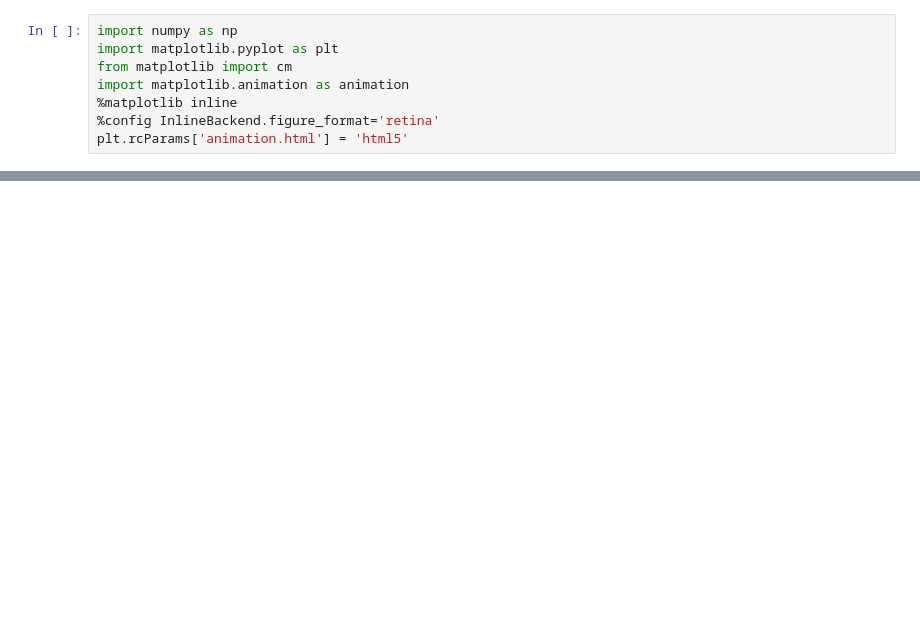
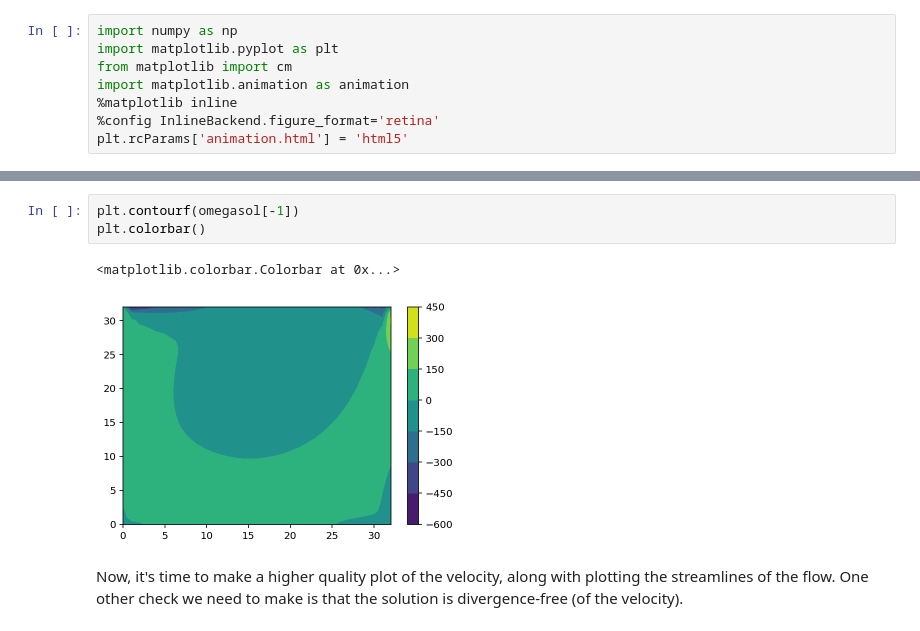
Before and after one commit to mattwilliams06/PythonCFD, a Jupyter notebook: uCFD/2D_vorticity_streamfunction.ipynb, the cells around one changed output, grey strips where cells are left out. Drawn from its saved outputs; the diff is of its cells as text; blank space fills up the shorter version.

```diff
--- a/uCFD/2D_vorticity_streamfunction.ipynb
+++ b/uCFD/2D_vorticity_streamfunction.ipynb
@@ -73,0 +140,8 @@ u_{0}e^{\left( \frac{x-x_{0}}{\sigma } \right)^{2}  }
+# %%
+plt.contourf(omegasol[-1])
+plt.colorbar()
+# %% [output]
+<matplotlib.colorbar.Colorbar at 0x...>
+[figure, added]
+# %% [markdown]
+Now, it's time to make a higher quality plot of the velocity, along with plotting the streamlines of the flow. One other check we need to make is that the solution is divergence-free (of the velocity).
```
Also changed, not shown: parts of 11 cells of this notebook.
